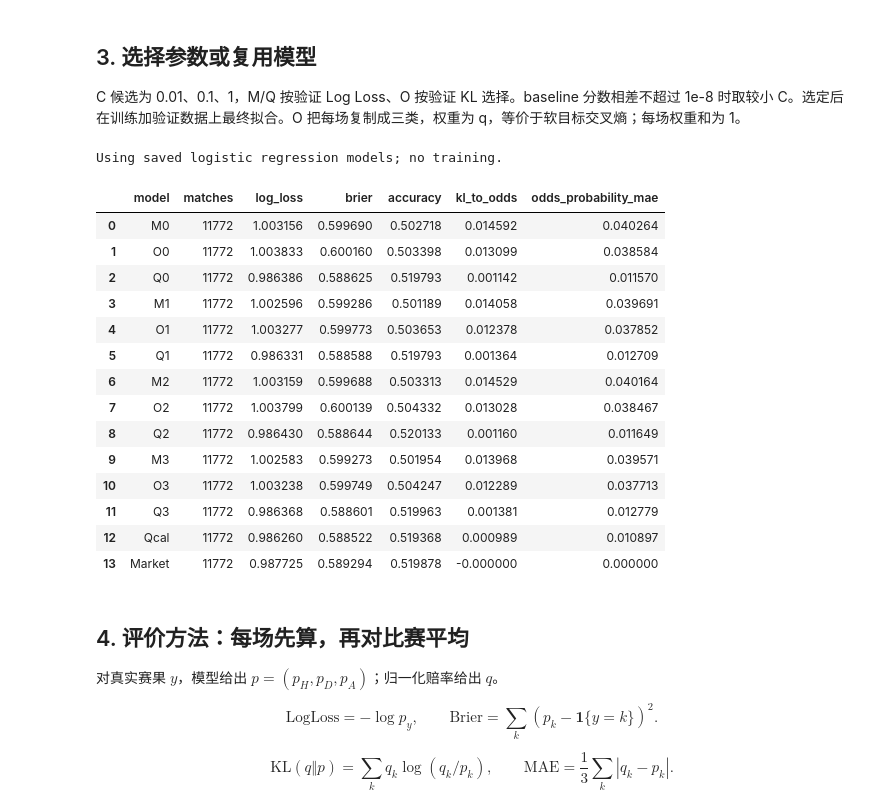
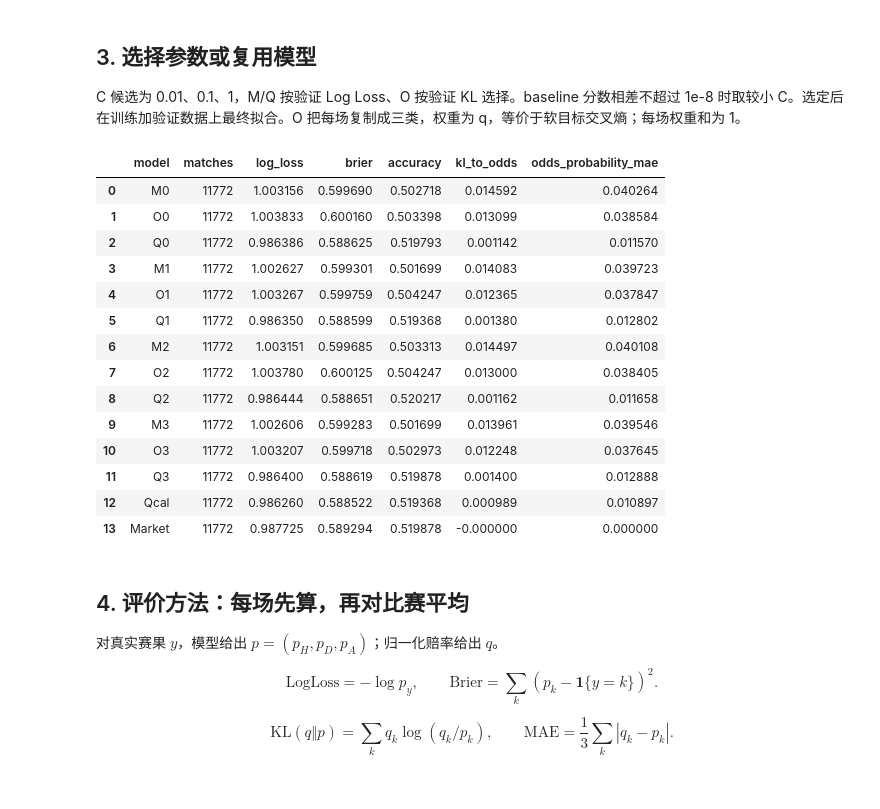
Before and after one commit to Trekey777/aml_coursework, a Jupyter notebook: notebooks/baseline.ipynb, the cells around one changed output. Cells and saved outputs as stored; diff of their text form; code cells hidden in the pictures.

```diff
--- a/notebooks/baseline.ipynb
+++ b/notebooks/baseline.ipynb
@@ -29,7 +29,7 @@ from sklearn.exceptions import ConvergenceWarning
 from threadpoolctl import threadpool_limits
 
 ROOT = Path.cwd()
-if not (ROOT / "data/processed/baseline_features.csv").exists():
+if not (ROOT / "data/processed/candidate_features.csv").exists():
     ROOT = ROOT.parent
 RETRAIN = False
 SEED, EPS = (20261028, 1e-15)
@@ -38,11 +38,14 @@ TRAIN_END, VALID_END, TEST_END = ("2020-12-31", "2022-12-31", "2024-12-31")
 CLASSES = ["H", "D", "A"]
 FIGURES = ROOT / "reports/figures"
 FIGURES.mkdir(parents=True, exist_ok=True)
-features = pd.read_csv(ROOT / "data/processed/baseline_features.csv", parse_dates=["MatchDate"])
+features = pd.read_csv(ROOT / "data/processed/candidate_features.csv", parse_dates=["MatchDate"])
 features = features.sort_values(["MatchDate", "SourceRow"]).reset_index(drop=True)
 B = ["elo_diff", "h2h_count", "h2h_missing"]
-F = ["recent_ppg_diff", "recent_gd_diff", "recent_draw_rate_mean"]
-H = ["h2h_ppg_diff", "h2h_gd", "h2h_draw_rate"]
+selected = pd.read_csv(ROOT / "data/processed/selected_features.csv")
+F = selected.loc[selected.group.eq("recent_form"), "feature"].tolist()
+H = selected.loc[selected.group.eq("head_to_head"), "feature"].tolist()
+print("Recent form:", F)
+print("Head-to-head:", H)
 Q = ["q_log_H_D", "q_log_A_D"]
 OUT = ROOT / "data/results/baseline"
 (OUT / "models").mkdir(parents=True, exist_ok=True)
@@ -270,6 +275,11 @@ selected, validation_rows = ({}, [])
 reuse_models = not RETRAIN and all(
     ((OUT / "models" / (name + ".joblib")).exists() for name in model_order)
 )
+if reuse_models:
+    saved_columns = joblib.load(OUT / "models" / "M3.joblib")["spec"]["columns"]
+    if saved_columns != specs["M3"]["columns"]:
+        print("Saved models use different features. Retraining.")
+        reuse_models = False
 if reuse_models:
     print("Using saved logistic regression models; no training.")
 else:
@@ -310,43 +320,42 @@ else:
                 "train_end": VALID_END,
             },
             OUT / "models" / (name + ".joblib"),
         )
 predictions, bundles = ({}, {})
 for name in model_order:
     bundle = joblib.load(OUT / "models" / (name + ".joblib"))
     bundles[name] = bundle
     with threadpool_limits(limits=1):
         predictions[name] = normalize_probabilities(
             bundle["model"].predict_proba(bundle["preprocessor"].transform(test))
         )
 predictions["Market"] = test[["q_H", "q_D", "q_A"]].to_numpy(float)
 pd.DataFrame(
     [
         {
             "model": name,
             "target": spec["target"],
             "inputs": ", ".join((["Division"] if spec["division"] else []) + spec["columns"]),
         }
         for name, spec in specs.items()
     ]
 ).to_csv(OUT / "model_inputs.csv", index=False)
 scores, loss_arrays = save_results(predictions)
 display(scores.round(6))
 # %% [output]
-Using saved logistic regression models; no training.
 |  | model | matches | log_loss | brier | accuracy | kl_to_odds | odds_probability_mae |
 | 0 | M0 | 11772 | 1.003156 | 0.599690 | 0.502718 | 0.014592 | 0.040264 |
 | 1 | O0 | 11772 | 1.003833 | 0.600160 | 0.503398 | 0.013099 | 0.038584 |
 | 2 | Q0 | 11772 | 0.986386 | 0.588625 | 0.519793 | 0.001142 | 0.011570 |
-| 3 | M1 | 11772 | 1.002596 | 0.599286 | 0.501189 | 0.014058 | 0.039691 |
-| 4 | O1 | 11772 | 1.003277 | 0.599773 | 0.503653 | 0.012378 | 0.037852 |
-| 5 | Q1 | 11772 | 0.986331 | 0.588588 | 0.519793 | 0.001364 | 0.012709 |
-| 6 | M2 | 11772 | 1.003159 | 0.599688 | 0.503313 | 0.014529 | 0.040164 |
-| 7 | O2 | 11772 | 1.003799 | 0.600139 | 0.504332 | 0.013028 | 0.038467 |
-| 8 | Q2 | 11772 | 0.986430 | 0.588644 | 0.520133 | 0.001160 | 0.011649 |
-| 9 | M3 | 11772 | 1.002583 | 0.599273 | 0.501954 | 0.013968 | 0.039571 |
-| 10 | O3 | 11772 | 1.003238 | 0.599749 | 0.504247 | 0.012289 | 0.037713 |
-| 11 | Q3 | 11772 | 0.986368 | 0.588601 | 0.519963 | 0.001381 | 0.012779 |
+| 3 | M1 | 11772 | 1.002627 | 0.599301 | 0.501699 | 0.014083 | 0.039723 |
+| 4 | O1 | 11772 | 1.003267 | 0.599759 | 0.504247 | 0.012365 | 0.037847 |
+| 5 | Q1 | 11772 | 0.986350 | 0.588599 | 0.519368 | 0.001380 | 0.012802 |
+| 6 | M2 | 11772 | 1.003151 | 0.599685 | 0.503313 | 0.014497 | 0.040108 |
+| 7 | O2 | 11772 | 1.003780 | 0.600125 | 0.504247 | 0.013000 | 0.038405 |
+| 8 | Q2 | 11772 | 0.986444 | 0.588651 | 0.520217 | 0.001162 | 0.011658 |
+| 9 | M3 | 11772 | 1.002606 | 0.599283 | 0.501699 | 0.013961 | 0.039546 |
+| 10 | O3 | 11772 | 1.003207 | 0.599718 | 0.502973 | 0.012248 | 0.037645 |
+| 11 | Q3 | 11772 | 0.986400 | 0.588619 | 0.519878 | 0.001400 | 0.012888 |
 | 12 | Qcal | 11772 | 0.986260 | 0.588522 | 0.519368 | 0.000989 | 0.010897 |
 | 13 | Market | 11772 | 0.987725 | 0.589294 | 0.519878 | -0.000000 | 0.000000 |
 # %% [markdown]
```
Also changed, not shown: parts of 6 cells of this notebook, 54 other files.
